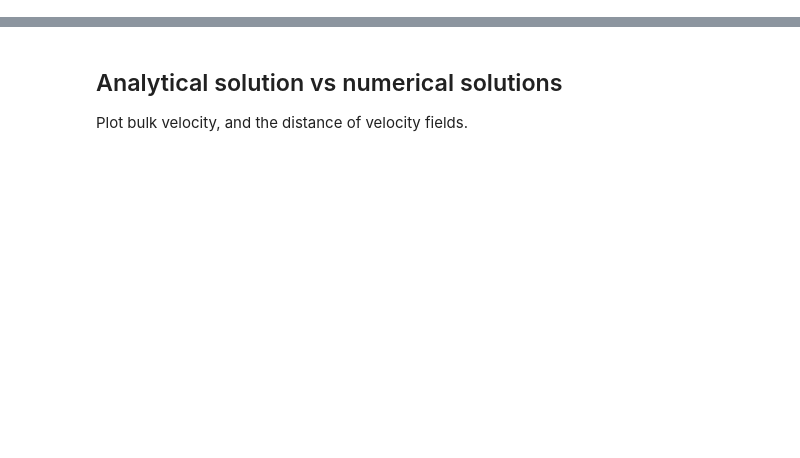
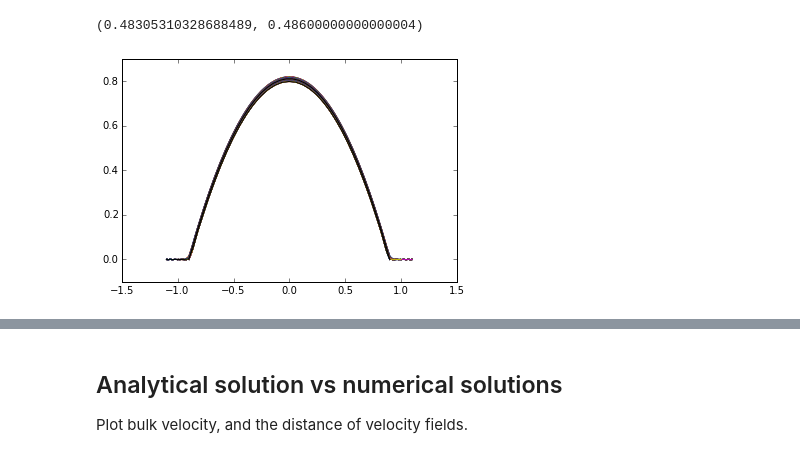
Before and after one commit to saba-vadarevu/Grooved-Channel-Flow, a Jupyter notebook: laminar.ipynb, the cells around one changed output, grey strips where cells are left out. Cells and saved outputs as stored; diff of their text form; code cells hidden in the pictures; blank space fills up the shorter version.

```diff
--- a/laminar.ipynb
+++ b/laminar.ipynb
@@ -196,8 +48,0 @@ vf,pf = loadff(dict2name(flowDict))
-# %%
-epsArr = np.arange(0.075,0.05,-0.005)
-
-start = time.time()
-for k in range(2):
-    eps = epsArr[k]
-    flowDict.update({'eps':eps})
-    print('%04d' %(int(eps*1.0e04)), flowDict['eps'], type(flowDict['eps']))
@@ -449,0 +497,24 @@ genFun
+# %%
+vfListFine = []; pfListFine = []
+loadPathFine = 'solutions/highAlpha/L08N75/'
+files = os.listdir(loadPathFine)
+files.sort()
+for f in files:
+    vf, pf = loadff(loadPathFine+f)
+    vfListFine.append(vf.copy())
+    pfListFine.append(pf.copy())
+vfArrFine = flowFieldArray(vfListFine, 1,len(vfListFine),1)
+pfArrFine = flowFieldArray(pfListFine, 1,len(vfListFine),1)
+# %%
+loadPath = 'solutions/highAlpha/'
+files = os.listdir(loadPath)
+files.sort()
+vfList = []; pfList = []
+for f in files:
+    #print(loadPath+f)
+    if not os.path.isdir(loadPath+f):
+        vf,pf = loadff(loadPath+f)
+        vfList.append(vf); pfList.append(pf)
+
+vfArr = flowFieldArray(vfList, 1,len(vfList)//2,2)
+pfArr = flowFieldArray(pfList, 1,len(pfList)//2,2)
@@ -449,0 +760,21 @@ genFun
+# %%
+uArr = vfFinest.getScalar().ifft(xLoc=2.,zLoc=0.)
+weights = clencurt(vf.N)
+0.5*np.dot(weights,uArr.flatten()), 2./3.*(1.-2.*vf.flowDict['eps'])**3
+# %% [output]
+(0.48305310328688489, 0.48600000000000004)
+# %%
+for k in range(5,vfArr.shape[1]):
+    vf = vfArr[0,k,1].field
+    u0 = vf.getScalar().ifft(xLoc=0.,zLoc=0.)
+    u1 = vf.getScalar().ifft(xLoc=np.pi/2./vf.flowDict['alpha'],zLoc=0.)
+    u2 = vf.getScalar().ifft(xLoc=np.pi/vf.flowDict['alpha'],zLoc=0.)
+    plt.plot(0.1+vf.y,u0.flatten())
+    plt.plot(vf.y,u1.flatten())
+    plt.plot(-0.1+vf.y,u2.flatten())
+yNew = 0.9*vf.y; uNew = 0.81*(1.-(yNew/0.9)**2)
+plt.plot(yNew,uNew,'k')
+
+plt.show()
+# %% [output]
+[figure, added]
```
Also changed, not shown: parts of 87 cells of this notebook, 5 other files.
